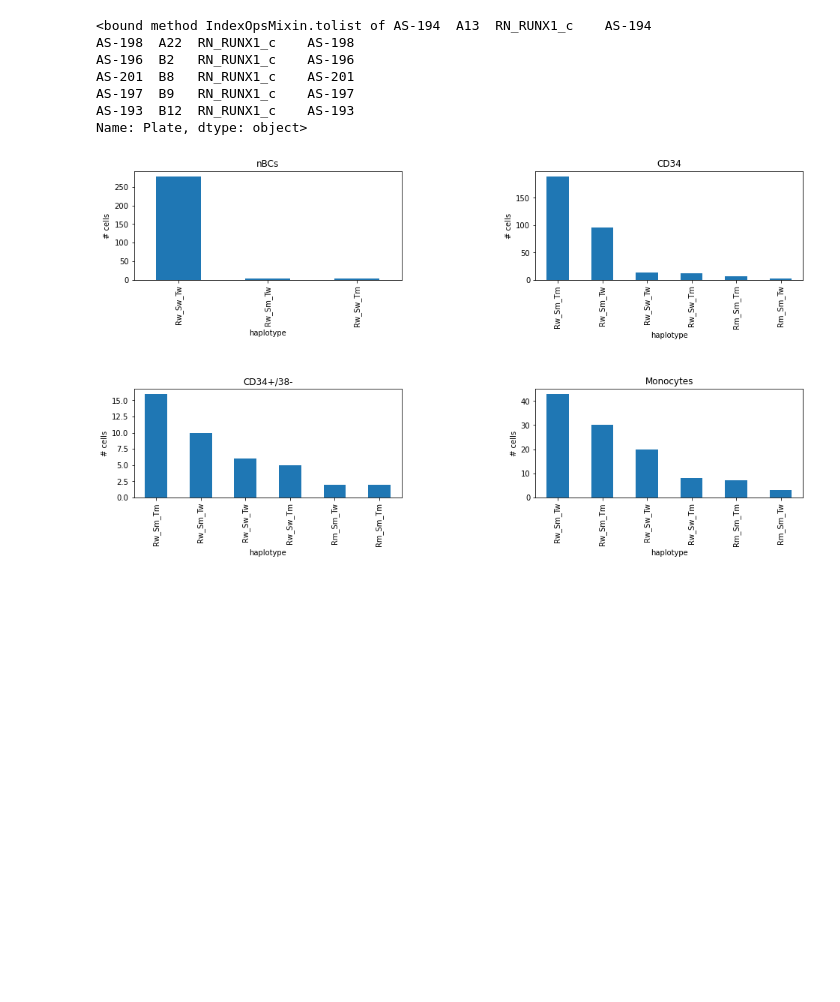
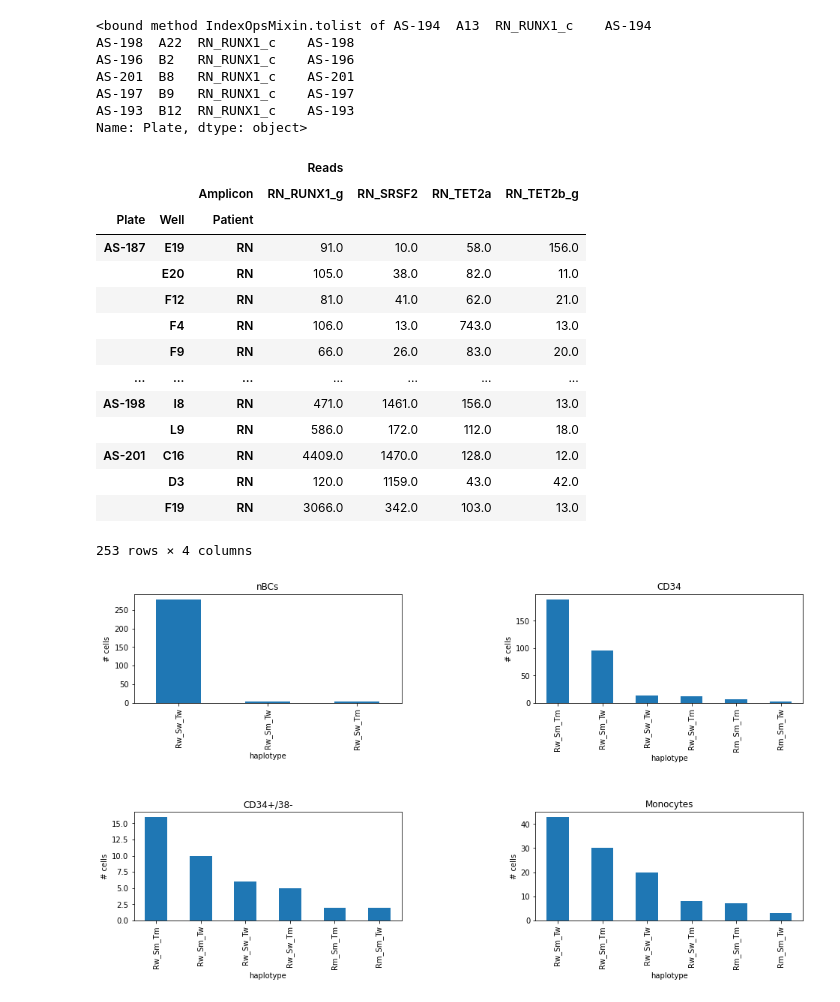
Before and after one commit to AnnatinaSchnegg/AS_amplicons, a Jupyter notebook: Code/Read and amplicon summaries.ipynb, the cells around one changed output. Cells and saved outputs as stored; diff of their text form; code cells hidden in the pictures; blank space fills up the shorter version.

```diff
--- a/Code/Read and amplicon summaries.ipynb
+++ b/Code/Read and amplicon summaries.ipynb
@@ -853,3 +839,25 @@ AS-201  B8   RN_RUNX1_c    AS-201
 AS-197  B9   RN_RUNX1_c    AS-197
 AS-193  B12  RN_RUNX1_c    AS-193
 Name: Plate, dtype: object>
+# %%
+#Locate lower stringency cells that might be OK for Sarower to test
+OK_cells = RN_amps_plate.iloc[: , [1,2,3,5]] #select the columns to look at
+OK_cells = OK_cells.loc[(OK_cells >= 10).all(axis=1)]
+OK_cells['Plate']
+OK_plate =
+# %% [output]
+|  |  |  | Reads |  |  |  |
+|  |  | Amplicon | RN_RUNX1_g | RN_SRSF2 | RN_TET2a | RN_TET2b_g |
+| Plate | Well | Patient |  |  |  |  |
+| AS-187 | E19 | RN | 91.0 | 10.0 | 58.0 | 156.0 |
+|  | E20 | RN | 105.0 | 38.0 | 82.0 | 11.0 |
+|  | F12 | RN | 81.0 | 41.0 | 62.0 | 21.0 |
+|  | F4 | RN | 106.0 | 13.0 | 743.0 | 13.0 |
+|  | F9 | RN | 66.0 | 26.0 | 83.0 | 20.0 |
+| ... | ... | ... | ... | ... | ... | ... |
+| AS-198 | I8 | RN | 471.0 | 1461.0 | 156.0 | 13.0 |
+|  | L9 | RN | 586.0 | 172.0 | 112.0 | 18.0 |
+| AS-201 | C16 | RN | 4409.0 | 1470.0 | 128.0 | 12.0 |
+|  | D3 | RN | 120.0 | 1159.0 | 43.0 | 42.0 |
+|  | F19 | RN | 3066.0 | 342.0 | 103.0 | 13.0 |
+253 rows × 4 columns
```
Also changed, not shown: parts of 7 cells of this notebook, 2 other files.
